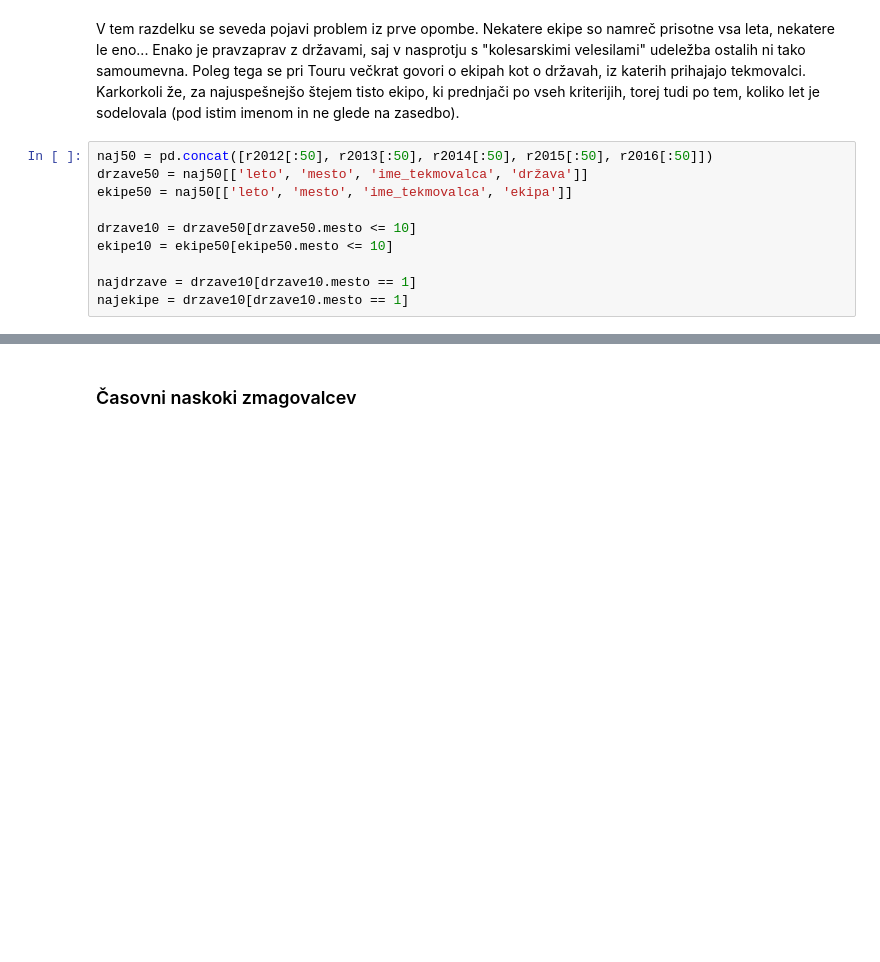
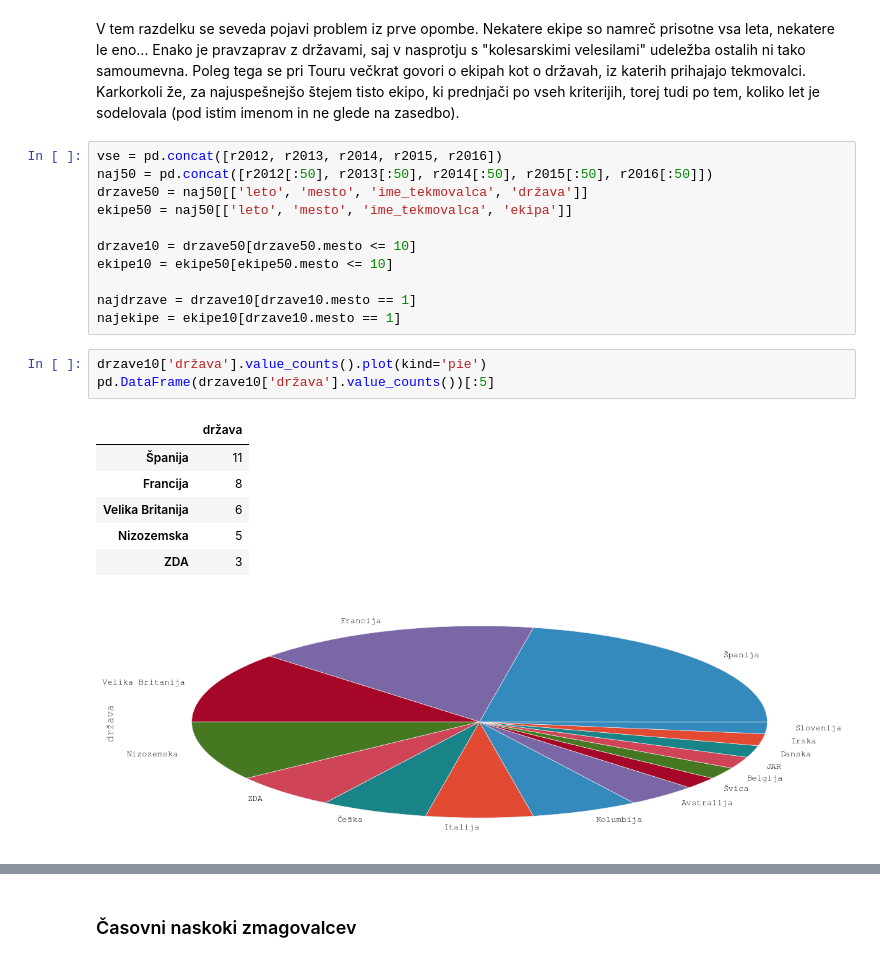
Before and after one commit to aeTS/Projekt-PRO1, a Jupyter notebook: Projekt_analiza_Tour.ipynb, the cells around one changed output, grey strips where cells are left out. Drawn from its saved outputs; the diff is of its cells as text; blank space fills up the shorter version.

```diff
--- a/Projekt_analiza_Tour.ipynb
+++ b/Projekt_analiza_Tour.ipynb
@@ -43,6 +43,7 @@ tekmovalci.
 Karkorkoli že, za najuspešnejšo štejem tisto ekipo, ki prednjači po vseh kriterijih,
 torej tudi po tem, koliko let je sodelovala (pod istim imenom in ne glede na zasedbo).
 # %%
+vse = pd.concat([r2012, r2013, r2014, r2015, r2016])
 naj50 = pd.concat([r2012[:50], r2013[:50], r2014[:50], r2015[:50], r2016[:50]])
 drzave50 = naj50[['leto', 'mesto', 'ime_tekmovalca', 'država']]
 ekipe50 = naj50[['leto', 'mesto', 'ime_tekmovalca', 'ekipa']]
@@ -51,4 +52,15 @@ drzave10 = drzave50[drzave50.mesto <= 10]
 ekipe10 = ekipe50[ekipe50.mesto <= 10]
 
 najdrzave = drzave10[drzave10.mesto == 1]
-najekipe = drzave10[drzave10.mesto == 1]
+najekipe = ekipe10[drzave10.mesto == 1]
+# %%
+drzave10['država'].value_counts().plot(kind='pie')
+pd.DataFrame(drzave10['država'].value_counts())[:5]
+# %% [output]
+|  | država |
+| Španija | 11 |
+| Francija | 8 |
+| Velika Britanija | 6 |
+| Nizozemska | 5 |
+| ZDA | 3 |
+[figure, added]
```
Also changed, not shown: parts of 12 cells of this notebook.
